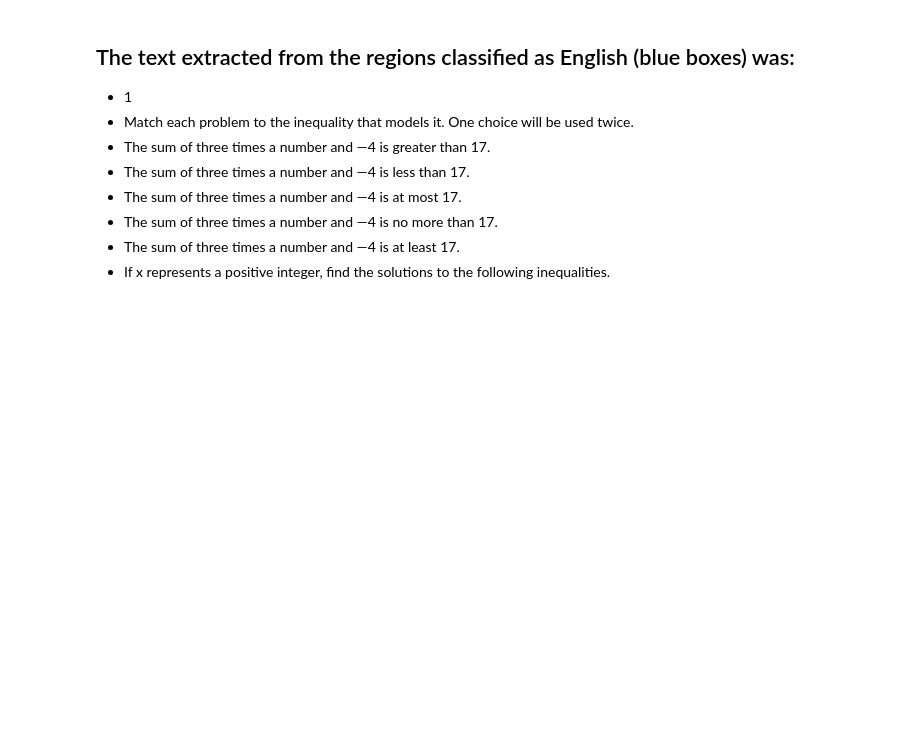
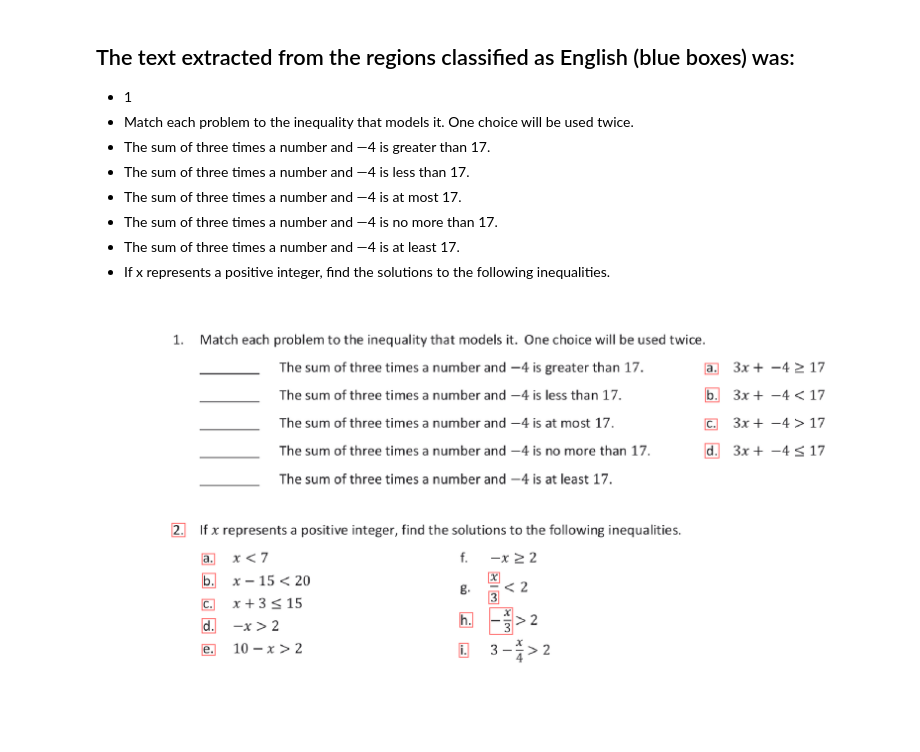
Before and after one commit to simbulus-io/mines2019, a Jupyter notebook: python/docker/notebooks/Tesseract Classification.ipynb, the cells around one changed output. Saved outputs shown, nothing was run; the diff lists cells and outputs as text; code cells hidden in the pictures; blank space fills up the shorter version.

Commit message:
updates to find more regions and ocr text via felzenszwalb

```diff
--- a/python/docker/notebooks/Tesseract Classification.ipynb
+++ b/python/docker/notebooks/Tesseract Classification.ipynb
@@ -73,8 +73,13 @@ pandas.read_csv()
 import io
 import pandas
 
+tess_data_schema = {'block_num': int, 'conf': int, 'height': int, 'left': int,
+                    'level': int, 'line_num': int, 'page_num': int, 'par_num': int,
+                    'text': str,
+                    'top': int, 'width': int, 'word_num': int }
+
 data = tess.image_to_data(timg, lang='eng', config="--psm 11 --oem 1")
-tdata = pandas.read_csv(io.StringIO(data), sep="\t") ;
+tdata = pandas.read_csv(io.StringIO(data), sep="\t", dtype=tess_data_schema) ;
 
 display(Markdown( '## Output of `image_to_data()`\n * --oem 1 : LSTM neural net\n * --psm 11 : Sparse text; find as much text as possible'))
 tdata[1:30]
@@ -256,8 +267,7 @@ with jio.capture_output() as captured:
                                   fill=False, edgecolor=color, alpha=0.6, linewidth=0.5)
         ax.add_patch(rect)
         if not likely_math:
-            text = ' '.join(b.text)
-            md += '* %s\n' % text
+            md += '* %s\n' % b.text
 
     ax.set_axis_off()
     plt.tight_layout()
@@ -281,3 +291,64 @@ display(Markdown(md))
 * The sum of three times a number and —4 is no more than 17.
 * The sum of three times a number and —4 is at least 17.
 * If x represents a positive integer, find the solutions to the following inequalities.
+# %%
+from skimage.segmentation import felzenszwalb
+from scipy.ndimage import label
+
+FZ = felzenszwalb(timg)
+labeled_segmentsFZ, _ = label(FZ)
+# %%
+from skimage.measure import regionprops
+
+line_heights = [b.height for b in merged]
+avg_line_height = np.mean(line_heights)
+
+# What did the tesseract calls above miss?
+# Find the bounding boxes of felzenszwalb regions that are not contained in the bounding boxes
+# that came out of tesseract....
+# Note that in particular the above tesseract usage seems to miss single characters here and there
+# (like "a.", "b.", etc.)
+
+fboxes = []
+for region in regionprops(labeled_segmentsFZ):
+    y0, x0, y1, x1 = region.bbox
+    b = TBox(x0,y0, x1-x0, y1-y0)
+    if b.height<0.6*avg_line_height:
+        continue
+    is_new = True
+    for m in merged:
+        if m.contains(b,10):
+            is_new = False;
+            break
+    if is_new:
+        fboxes.append(b)
+
+with jio.capture_output() as captured:
+    fig, ax = plt.subplots()
+    ax.imshow(timg)
+    for b in fboxes:
+        rect = patches.Rectangle((b.x0,b.y0), b.width, b.height,
+                                  fill=False, edgecolor=color, alpha=0.6, linewidth=0.5)
+        ax.add_patch(rect)
+    ax.set_axis_off()
+    plt.tight_layout()
+plt.show()
+
+# For each of these, run tesseract in single character detection mode (--psm 10), and accumulate the
+# results into a pandas DataFrame
+
+df = pandas.DataFrame()
+
+for b in fboxes:
+    image = timg[b.y0:b.y1,b.x0:b.x1]
+    out = tess.image_to_data(image, lang='eng', config="--psm 10 --oem 1")
+    tdata = pandas.read_csv(io.StringIO(out), sep="\t", dtype=tess_data_schema) ;
+    for index, row in tdata.iterrows():
+        if row.level==5:
+            b.add_txt(row.text,row.conf)
+    dict = {'left': b.x0, 'top':b.y0, 'w': b.width, 'h': b.height, 'Text': b.text}
+    df = df.append(dict,ignore_index=True) ;
+
+df
+# %% [output]
+[figure, added]
```
Also changed, not shown: parts of 2 cells of this notebook.
